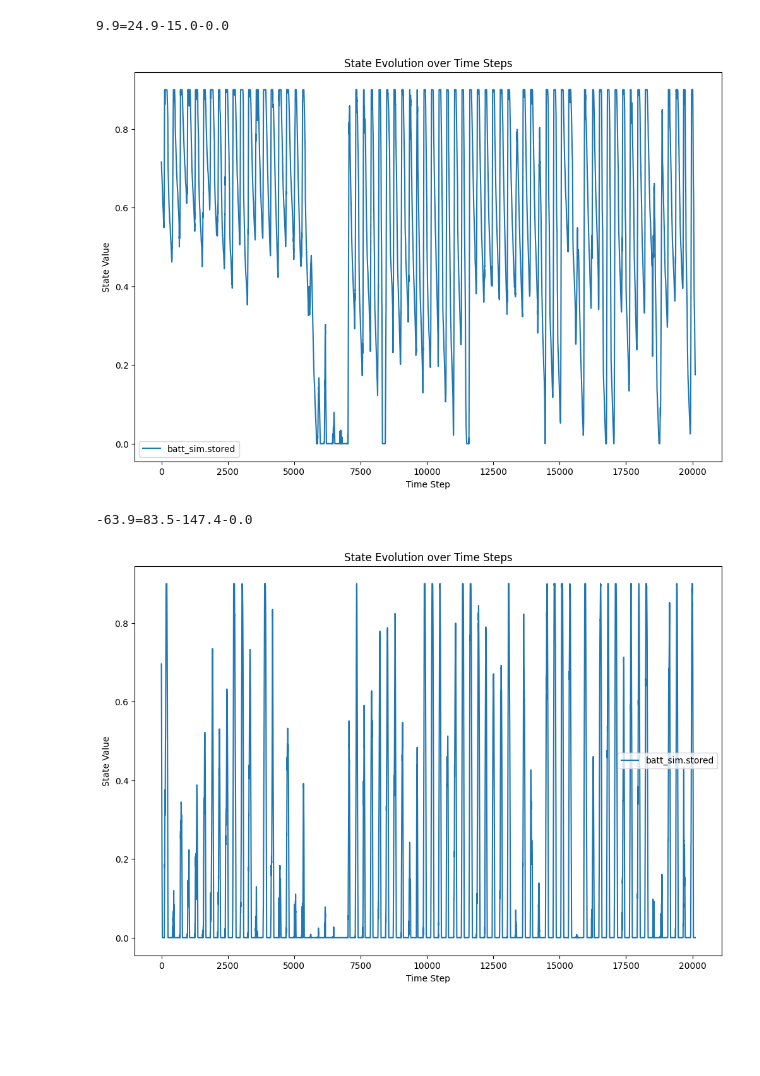
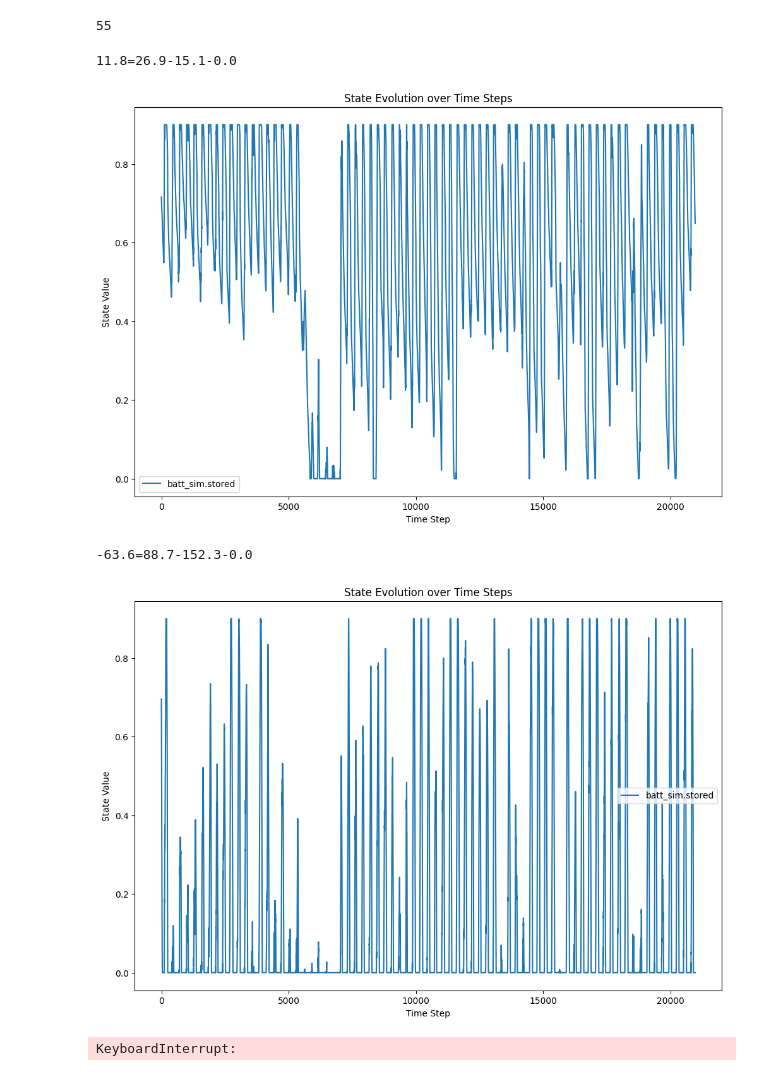
Before and after one commit to EmaR97/EnergyManagementRL, a Jupyter notebook: notebooks/02_model_training.ipynb, the cells around one changed output. Cells and saved outputs as stored; diff of their text form; code cells hidden in the pictures; blank space fills up the shorter version.

```diff
--- a/notebooks/02_model_training.ipynb
+++ b/notebooks/02_model_training.ipynb
@@ -115,6 +120,10 @@ BatterySim initialization took 0.00 seconds
 GridSim initialization took 0.00 seconds
 InverterSim initialization took 0.00 seconds
 InverterEnv initialization took 0.00 seconds
+# %%
+env.state_size
+# %% [output]
+55
 # %%
 to_show = [
     # 'prod_sim.energy',
@@ -124,38 +133,38 @@ to_show = [
     # 'batt_sim.discharge_rate',
     # 'grid_sim.feed_to_grid',
     # 'grid_sim.taken_from_grid',
     # 'reward_energy_sold',
     # 'penalty_energy_purchase',
     # 'penalty_battery_wear',
     # 'reward',
     # 'action'
 ]
 
 
 def _test_plot(_env: InverterEnv, _model, _max_steps):
-    test_plot(_env, _model, _max_steps, to_show, 33)
+    return test_plot(_env, _model, _max_steps, to_show, 33)
 
 
 env.set_max_steps(full_period)
 for model_to_test in [
     ConservativeModel(),
     GreedyModel()
 ]:
     _test_plot(
         env,
         model_to_test,
         # env.max_steps,
         # week,
         full_period,
         # month,
         # day,
     )
 env.set_max_steps(week)
 # %% [output]
-9.9=24.9-15.0-0.0
+11.8=26.9-15.1-0.0
-[figure, old version]
+[figure, new version]
--63.9=83.5-147.4-0.0
+-63.6=88.7-152.3-0.0
-[figure, old version]
+[figure, new version]
 # %%
 train_energy_price_buy_kw = 1.
 reward_near_full = .06
@@ -251,20 +268,16 @@ def run_training(
     model.save(latest_model_path)
     print(f"Model saved at {latest_model_path}")
 # %%
-i_sim.grid_sim.energy_price_buy = train_energy_price_buy_kw / 1000
-eval_env.inverter_sim.grid_sim.energy_price_buy = train_energy_price_buy_kw / 1000
-
 run_training(
-    inverter_sim=i_sim,
-    max_steps_train=week * 2,
-    max_steps_eval=full_period,
-    eval_freq=week * 5,
+    train_env=train_env,
     total_timesteps=full_period * train_periods,
     latest_model_path=latest_model_path,
-    eval_callback=eval_callback,
-    num_envs=10,
+    eval_callback=[eval_callback_base, eval_callback_simple],
+    num_envs=num_envs,
     # to_load_path='../logs/ppo_inverter.conservative',
     # to_load_path=latest_model_path,
     # to_load_path=best_model_path,
 )
+# %% [output]
+KeyboardInterrupt:
 # %%
```
Also changed, not shown: parts of 10 cells of this notebook, 7 other files.
